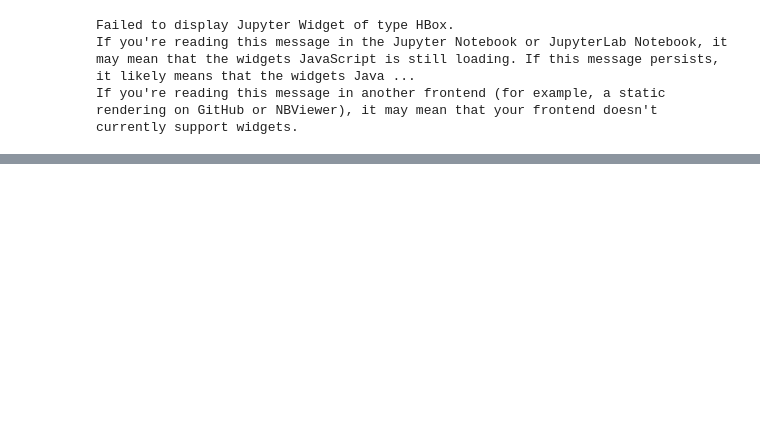
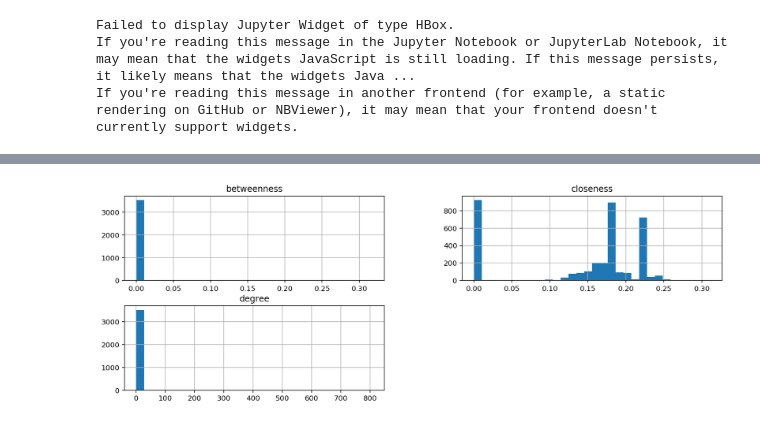
Before and after one commit to JakeTheWise/socialitics, a Jupyter notebook: proj1/q2/q2.ipynb, the cells around one changed output, grey strips where cells are left out. Drawn from its saved outputs; the diff is of its cells as text; code cells hidden in the pictures; blank space fills up the shorter version.

```diff
--- a/proj1/q2/q2.ipynb
+++ b/proj1/q2/q2.ipynb
@@ -49,0 +10,27 @@ data.fillna({'type':'tweet', 'other': data.author})
+# %%
+"""
+preprocessing into form:
+Column 1  Column 2  Column 3 (type of content)
+@ABC      @ABC      Tweet
+@XYZ      @ABC      RT
+"""
+import pandas as pd, numpy as np
+
+# extract Mentions
+data = raw.text.str.extractall(r'(?<!RT\s)@(\w+)')[0].reset_index(1,drop=True).rename('target').to_frame().join(raw.user_name)
+data['type'] = 'mention'
+
+# add Retweets
+data = data.append(raw.text.str.extract(r'RT @(\S+):', expand=False).dropna().rename('target').to_frame().join(raw.user_name))
+data.type.fillna('rt',inplace=True)
+
+# add normal Tweets
+data = data.append(pd.DataFrame({'target': raw.user_name, 'type': 'tweet', 'user_name': raw.user_name}).loc[lambda i: ~i.index.isin(data.index)]).sort_index()
+data.type.fillna('tweet',inplace=True)
+
+# reorder columns
+data = data[['user_name','target','type']]
+# %%
+from networkx import from_pandas_dataframe, betweenness_centrality, closeness_centrality, draw
+g = from_pandas_dataframe(data, source='user_name', target='target')
+results = pd.DataFrame({'degree': g.degree(),'betweenness': betweenness_centrality(g), 'closeness': closeness_centrality(g)})
@@ -49,0 +51,6 @@ data.fillna({'type':'tweet', 'other': data.author})
+# %%
+import matplotlib.pyplot as plt
+plt.rcParams['figure.figsize'] = (15,5)
+results.hist(bins=30);
+# %% [output]
+[figure, added]
```
Also changed, not shown: parts of 3 cells of this notebook.
